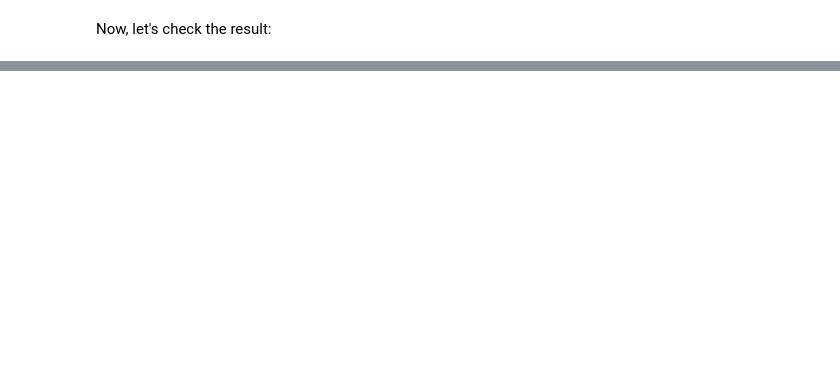
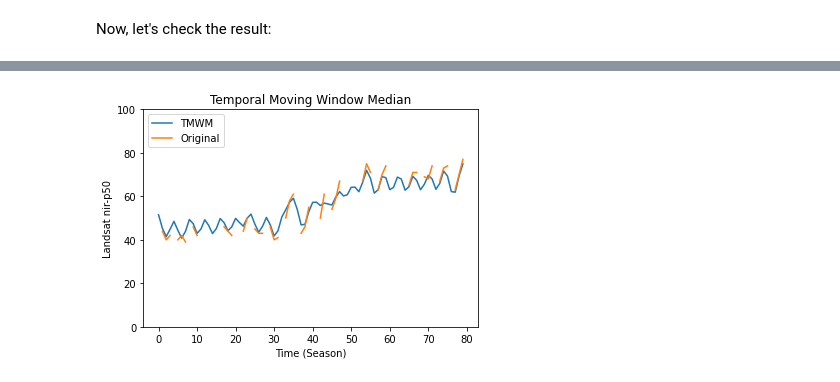
Before and after one commit to openlandmap/scikit-map, a Jupyter notebook: docs/notebooks/01_raster_gap_filling.ipynb, the cells around one changed output, grey strips where cells are left out. Saved outputs shown, nothing was run; the diff lists cells and outputs as text; code cells hidden in the pictures; blank space fills up the shorter version.

```diff
--- a/docs/notebooks/01_raster_gap_filling.ipynb
+++ b/docs/notebooks/01_raster_gap_filling.ipynb
@@ -319,0 +355,4 @@ Image: /home/jupyter/leandro/Code/eumap/demo/python/eumap_data/10636_switzerland
+# %%
+ssa = gapfiller.SSA(fn_files=fn_rasters, season_size=4, )
+data_ssa = ssa.run()
+fn_rasters_ssa = ssa.save_rasters('./gapfilled_ssa', data_type='uint8', save_flag=False)
@@ -319,0 +364,17 @@ Image: /home/jupyter/leandro/Code/eumap/demo/python/eumap_data/10636_switzerland
+# %%
+import matplotlib.pyplot as plt
+
+# pixel position in the numpy array
+x, y = 50, 50
+
+plt.plot(ssa.gapfilled_data[x, y, :], label='TMWM')
+plt.plot(ssa.data[x, y, :], label='Original')
+
+plt.title('Temporal Moving Window Median')
+plt.ylabel(f'Landsat {band}-{perc}')
+plt.xlabel('Time (Season)')
+plt.legend(loc="upper left")
+plt.ylim([0, 100])
+plt.show()
+# %% [output]
+[figure, added]
```
Also changed, not shown: parts of 24 cells of this notebook.
